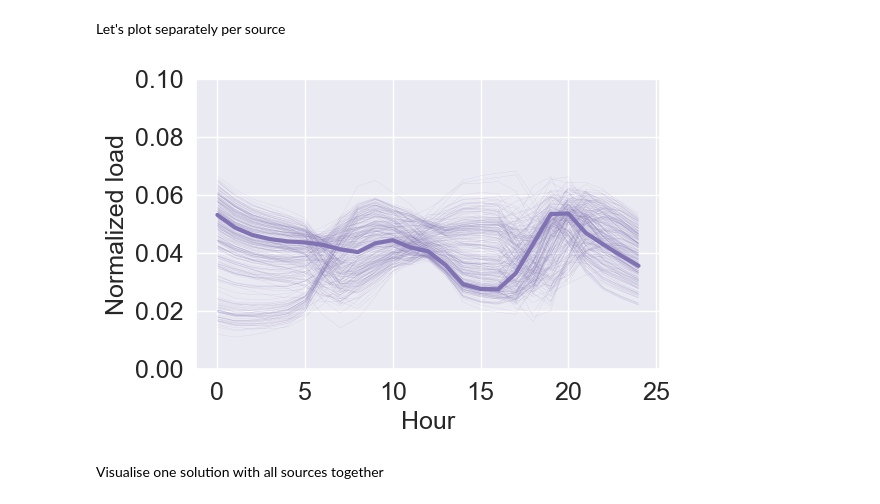
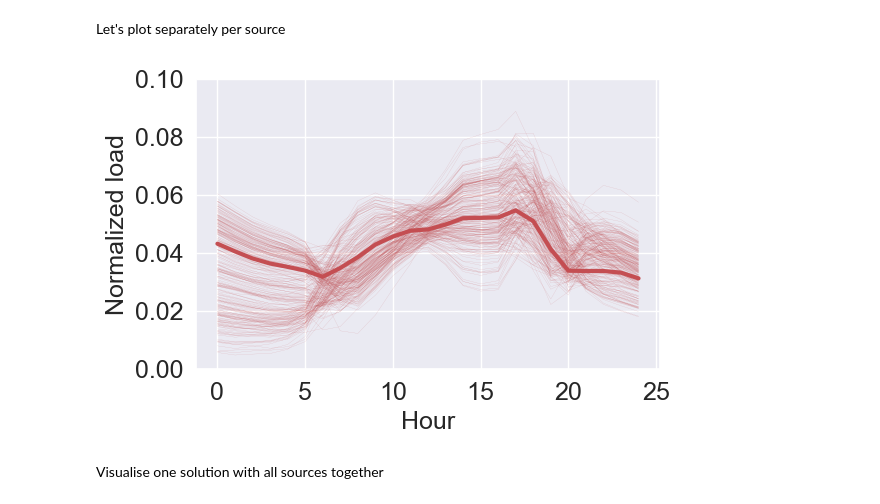
Before and after one commit to gkchln/load-bss, a Jupyter notebook: blind_separation_postprocessing.ipynb, the cells around one changed output. Cells and saved outputs as stored; diff of their text form; code cells hidden in the pictures.

```diff
--- a/blind_separation_postprocessing.ipynb
+++ b/blind_separation_postprocessing.ipynb
@@ -35,7 +35,7 @@ alpha = 3e-10
 beta = 1
 
 # Input
-load_data_path = 'data/daily_curves.csv'
+load_data_path = 'data/daily_curves_2021_2022.csv'
 results_path = 'data/lcnmf_results.npz'
 # Output
 cluster_opt_path = 'data/lcnmf_ens.npz'
@@ -399,25 +399,25 @@ Linf 0.005059421550473355
 # %% [markdown]
 Let's plot separately per source
 # %%
-k = 4
+k = 3
 fontsize = 18
 abscissa = [float(x) for x in X.columns]
 # source_colors = [colors[np.nonzero(A[k, :])[0][0]] for k in range(n_components)]
 source_colors = colors
 
 fig, ax = plt.subplots(figsize=(6, 4))
 for i in range(N_opt):
     line, = ax.plot(abscissa, S_opt[k, :, i], linewidth=0.1, color=colors[k], alpha=0.5)
 # ax.plot(abscissa, geometric_median(S_opt[k, ...].T), linewidth=2, color='darkred')
 ax.plot(abscissa, geometric_medoid(S_opt[k, ...].T), linewidth=3, color=colors[k])
 # ax.set_title(f"$S_{k + 1}$", fontsize=fontsize)
 ax.set_xlabel('Hour', fontsize=fontsize)  # X-axis label fontsize
 ax.set_ylabel('Normalized load', fontsize=fontsize)  # Y-axis label fontsize
 ax.tick_params(axis='both', which='major', labelsize=fontsize)  # X and Y ticks fontsize
 plt.ylim((0, 0.1))
 plt.tight_layout()
 # %% [output]
-[figure, old version]
+[figure, new version]
 # %% [markdown]
 Visualise one solution with all sources together
 # %%
```
Also changed, not shown: parts of 10 cells of this notebook, 4 other files.
